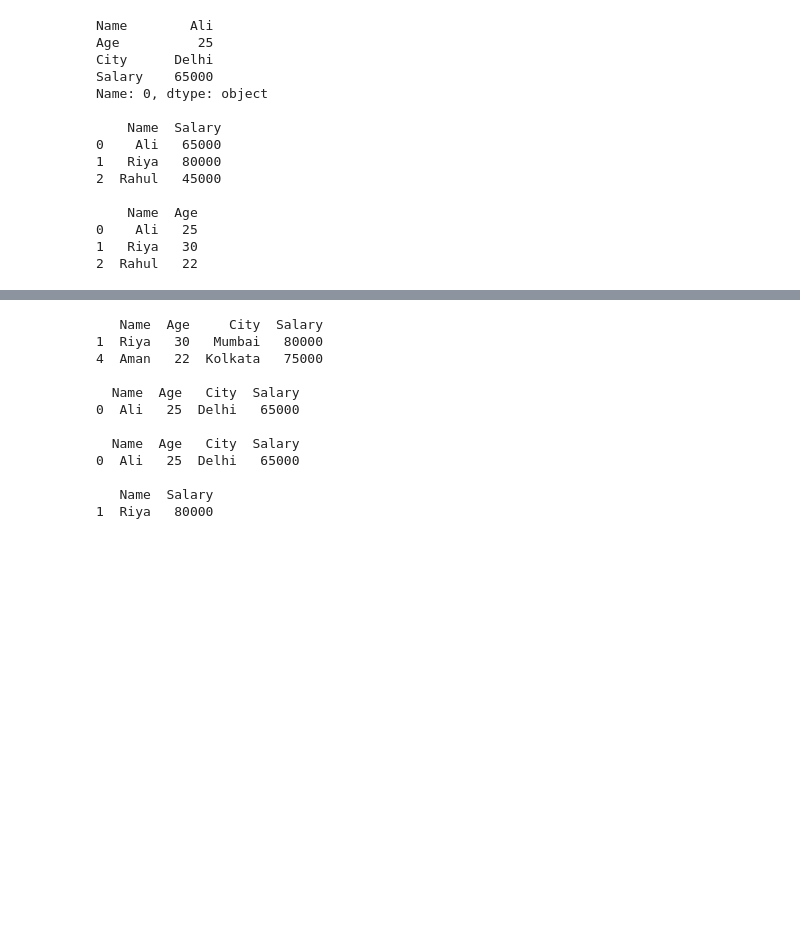
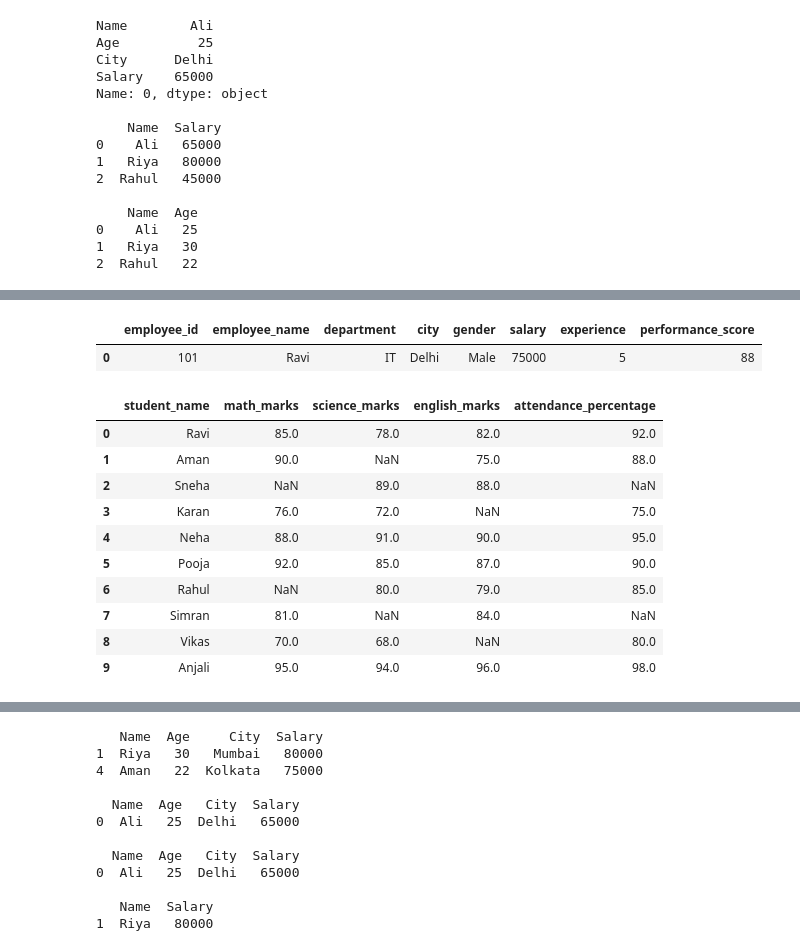
Before and after one commit to theaditya24/COMPLETE-PYTHON-FOR-DATA-ANALYTICS, a Jupyter notebook: pandas.ipynb, the cells around one changed output, grey strips where cells are left out. Saved outputs shown, nothing was run; the diff lists cells and outputs as text; code cells hidden in the pictures; blank space fills up the shorter version.

```diff
--- a/pandas.ipynb
+++ b/pandas.ipynb
@@ -721,0 +786,47 @@ Name: 0, dtype: object
+# %%
+df[(df['experience'].isin([3, 5])) & (df['performance_score'] >= 85)]
+# %% [output]
+|  | employee_id | employee_name | department | city | gender | salary | experience | performance_score |
+| 0 | 101 | Ravi | IT | Delhi | Male | 75000 | 5 | 88 |
+# %%
+data = {
+    "student_name": [
+        "Ravi", "Aman", "Sneha", "Karan", "Neha",
+        "Pooja", "Rahul", "Simran", "Vikas", "Anjali"
+    ],
+
+    "math_marks": [
+        85, 90, np.nan, 76, 88,
+        92, np.nan, 81, 70, 95
+    ],
+
+    "science_marks": [
+        78, np.nan, 89, 72, 91,
+        85, 80, np.nan, 68, 94
+    ],
+
+    "english_marks": [
+        82, 75, 88, np.nan, 90,
+        87, 79, 84, np.nan, 96
+    ],
+
+    "attendance_percentage": [
+        92, 88, np.nan, 75, 95,
+        90, 85, np.nan, 80, 98
+    ]
+}
+
+df = pd.DataFrame(data)
+df
+# %% [output]
+|  | student_name | math_marks | science_marks | english_marks | attendance_percentage |
+| 0 | Ravi | 85.0 | 78.0 | 82.0 | 92.0 |
+| 1 | Aman | 90.0 | NaN | 75.0 | 88.0 |
+| 2 | Sneha | NaN | 89.0 | 88.0 | NaN |
+| 3 | Karan | 76.0 | 72.0 | NaN | 75.0 |
+| 4 | Neha | 88.0 | 91.0 | 90.0 | 95.0 |
+| 5 | Pooja | 92.0 | 85.0 | 87.0 | 90.0 |
+| 6 | Rahul | NaN | 80.0 | 79.0 | 85.0 |
+| 7 | Simran | 81.0 | NaN | 84.0 | NaN |
+| 8 | Vikas | 70.0 | 68.0 | NaN | 80.0 |
+| 9 | Anjali | 95.0 | 94.0 | 96.0 | 98.0 |
```
Also changed, not shown: parts of 4 cells of this notebook, 7 other files.
